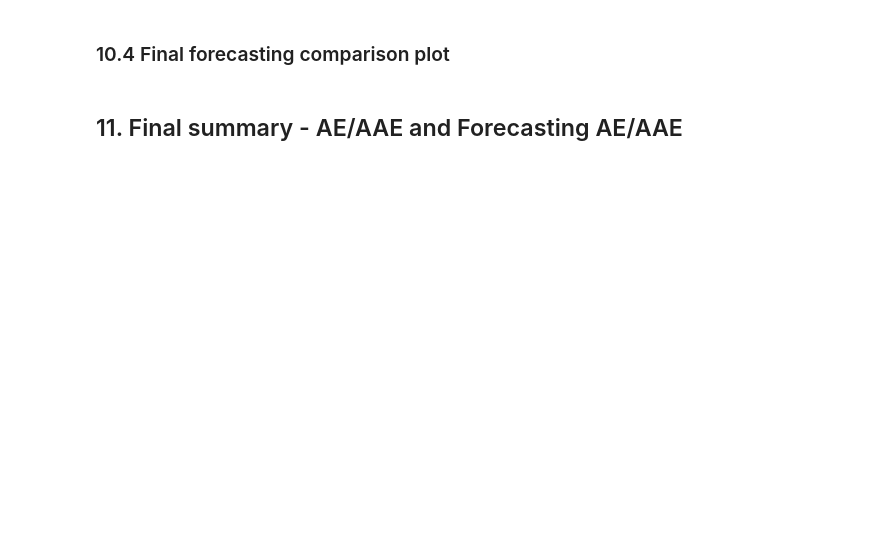
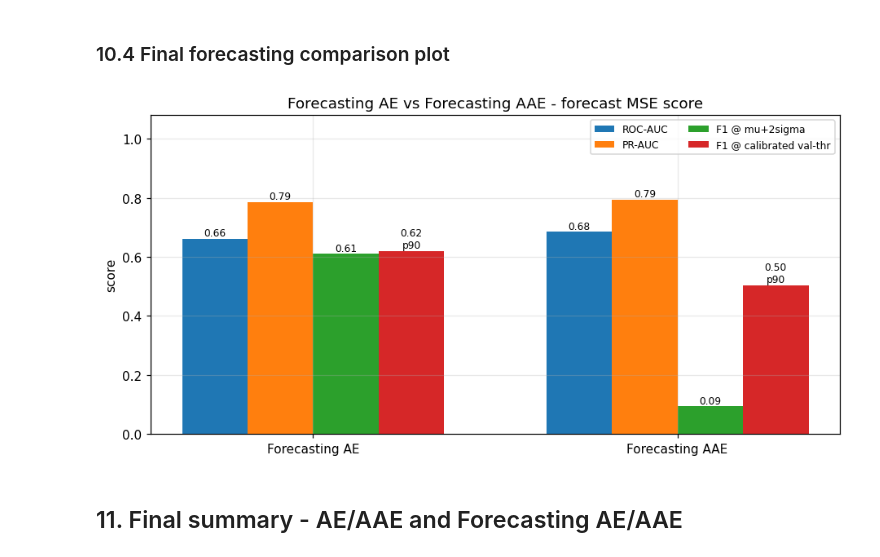
Before and after one commit to omarWafaay/ML_APP_Anomaly_Detection, a Jupyter notebook: AE_compare_unsupervised.ipynb, the cells around one changed output. Cells and saved outputs as stored; diff of their text form; code cells hidden in the pictures; blank space fills up the shorter version.

```diff
--- a/AE_compare_unsupervised.ipynb
+++ b/AE_compare_unsupervised.ipynb
@@ -1573,42 +1605,44 @@ print("\nsaved ->", OUTPUT_DIR / "forecast_threshold_sensitivity.json")
 forecast_adv_results = [fc_res, fc_aae_res]
 labels = ["Forecasting AE", "Forecasting AAE"]
 roc = [r["roc_auc"] for r in forecast_adv_results]
 pr = [r["pr_auc"] for r in forecast_adv_results]
 f1_mu2 = [r["operating_points"]["mu+2sigma"]["F1"] for r in forecast_adv_results]
 
 # Requires the previous threshold-sensitivity cell. Recompute if needed.
-if "forecast_threshold_best" not in globals():
+if "forecast_threshold_calibrated" not in globals():
     forecast_threshold_rows = []
-    forecast_threshold_best = {}
+    forecast_threshold_calibrated = {}
     for tag, sv, st, ss in [
         ("Forecasting AE", fc_sv, fc_st, fc_ss),
         ("Forecasting AAE", fc_aae_sv, fc_aae_st, fc_aae_ss),
     ]:
-        rows, best = threshold_sensitivity_from_val(sv, st, ss, tag=tag)
+        rows, calibrated = threshold_sensitivity_from_val(sv, st, ss, tag=tag)
         forecast_threshold_rows.extend(rows)
-        forecast_threshold_best[tag] = best
+        forecast_threshold_calibrated[tag] = calibrated
 
-f1_best = [forecast_threshold_best[label]["F1"] for label in labels]
-best_rules = [forecast_threshold_best[label]["rule"] for label in labels]
+f1_calibrated = [forecast_threshold_calibrated[label]["F1"] for label in labels]
+calibrated_rules = [forecast_threshold_calibrated[label]["rule"] for label in labels]
 
 x = np.arange(len(labels)); w = 0.18
 fig, ax = plt.subplots(figsize=(8.5, 4.3))
 ax.bar(x - 1.5 * w, roc, width=w, label="ROC-AUC")
 ax.bar(x - 0.5 * w, pr, width=w, label="PR-AUC")
 ax.bar(x + 0.5 * w, f1_mu2, width=w, label="F1 @ mu+2sigma")
-ax.bar(x + 1.5 * w, f1_best, width=w, label="F1 @ best val-thr")
+ax.bar(x + 1.5 * w, f1_calibrated, width=w, label="F1 @ calibrated val-thr")
 
 for i, v in enumerate(roc): ax.text(i - 1.5 * w, v + 0.01, f"{v:.2f}", ha="center", fontsize=8)
 for i, v in enumerate(pr): ax.text(i - 0.5 * w, v + 0.01, f"{v:.2f}", ha="center", fontsize=8)
 for i, v in enumerate(f1_mu2): ax.text(i + 0.5 * w, v + 0.01, f"{v:.2f}", ha="center", fontsize=8)
-for i, v in enumerate(f1_best):
-    ax.text(i + 1.5 * w, v + 0.01, f"{v:.2f}\n{best_rules[i]}", ha="center", fontsize=8)
+for i, v in enumerate(f1_calibrated):
+    ax.text(i + 1.5 * w, v + 0.01, f"{v:.2f}\n{calibrated_rules[i]}", ha="center", fontsize=8)
 
 ax.set_xticks(x); ax.set_xticklabels(labels)
 ax.set_ylim(0.0, 1.08); ax.set_ylabel("score")
 ax.set_title("Forecasting AE vs Forecasting AAE - forecast MSE score")
 ax.legend(ncol=2, fontsize=8)
 plt.tight_layout(); plt.show()
+# %% [output]
+[figure, added]
 # %% [markdown]
 ## 11. Final summary - AE/AAE and Forecasting AE/AAE
 # %%
```
Also changed, not shown: parts of 7 cells of this notebook, 3 other files.
